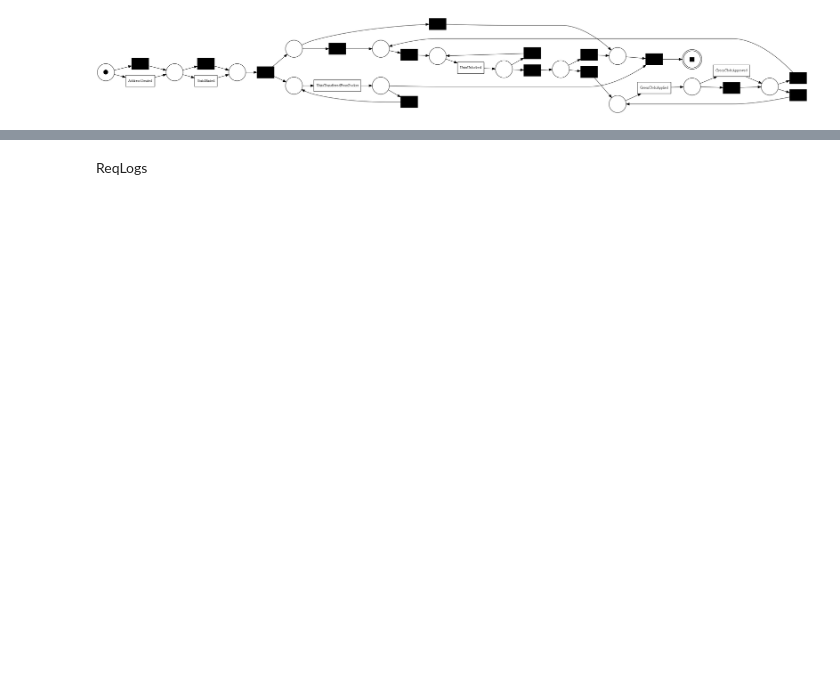
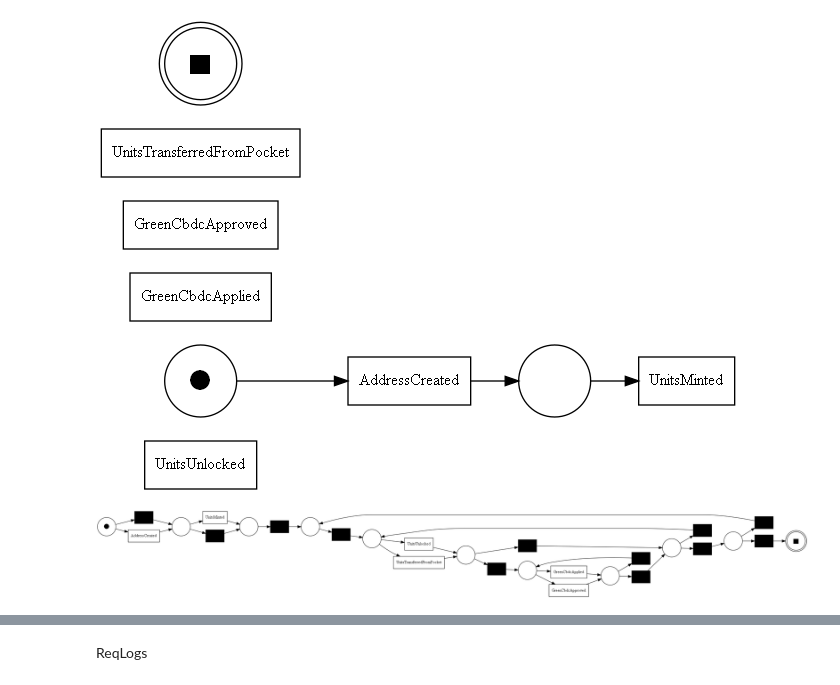
Before and after one commit to ibcs47/cbdc-PM, a Jupyter notebook: AnalyzeLogs.ipynb, the cells around one changed output, grey strips where cells are left out. Cells and saved outputs as stored; diff of their text form; code cells hidden in the pictures; blank space fills up the shorter version.

```diff
--- a/AnalyzeLogs.ipynb
+++ b/AnalyzeLogs.ipynb
@@ -41,17 +49,24 @@ from pm4py.algo.discovery.heuristics import algorithm as heuristics_miner
 from pm4py.visualization.petri_net import visualizer as pn_visualizer
 # %%
 log = event_log
-miner = "inductive"
+miner = "alpha"
 
 if(miner=="alpha"):
     net, im, fm = alpha_miner.apply(log)
 elif(miner=="inductive"):
     net, im, fm = inductive_miner.apply(log)
 elif(miner=="heuristics"):
     net, im, fm = heuristics_miner.apply(log, parameters={heuristics_miner.Variants.CLASSIC.value.Parameters.DEPENDENCY_THRESH: 0.99})
 
 
 gviz = pn_visualizer.apply(net, im, fm)
 pn_visualizer.view(gviz)
 # %% [output]
-[figure, old version]
+[figure, new version]
+# %%
+#Inductive
+net, im, fm = inductive_miner.apply(log)
+gviz = pn_visualizer.apply(net, im, fm)
+pn_visualizer.view(gviz)
+# %% [output]
+[figure, added]
```
Also changed, not shown: parts of 5 cells of this notebook, 9 other files.
